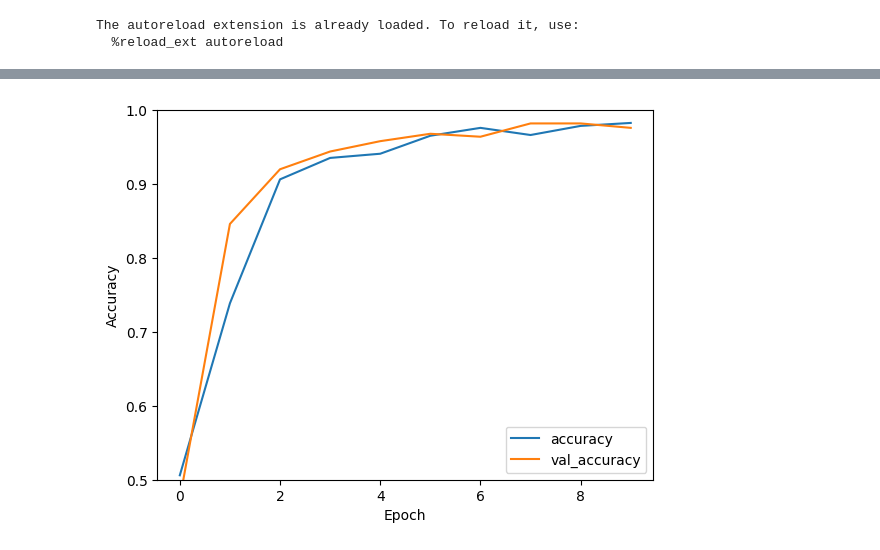
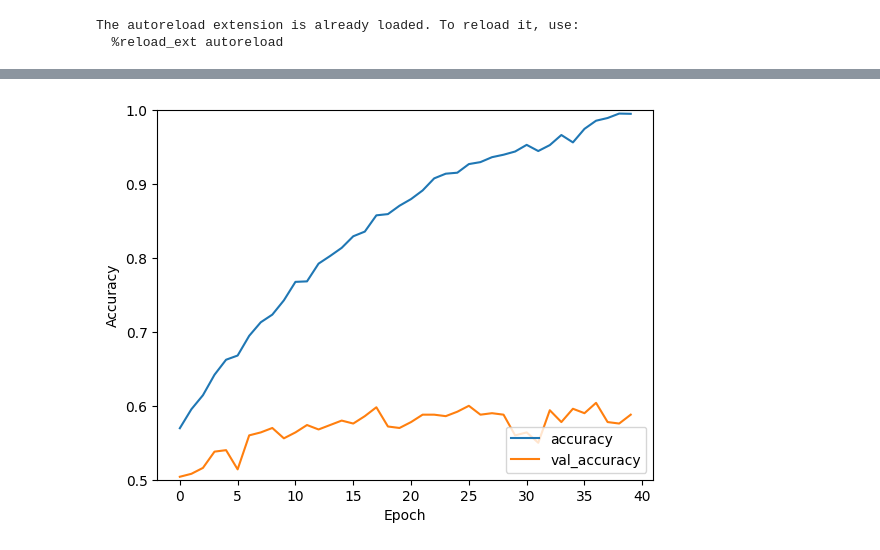
Before and after one commit to Oreo-Monster/CAPTCHA-breaker, a Jupyter notebook: SingleCharNetwork.ipynb, the cells around one changed output, grey strips where cells are left out. Saved outputs shown, nothing was run; the diff lists cells and outputs as text; code cells hidden in the pictures.

Commit message:
finished up through training single character CNN

```diff
--- a/SingleCharNetwork.ipynb
+++ b/SingleCharNetwork.ipynb
@@ -169,3 +34,5 @@ Clipping input data to the valid range for imshow with RGB data ([0..1] for floa
+# %%
+x_train, x_val, x_test, x_train_dev, x_val_dev, y_train, y_val, y_test, y_train_dev, y_val_dev = img_pp.split('data/x_single_centered_preprocessed.npy', 'data/y_single_label_centered_preprocessed.npy', split_ratio = 0.6,  test_split = 1000)
 # %%
 # single character recognition
 single = models.Sequential()
@@ -179,7 +46,7 @@ single.add(layers.Conv2D(64, (3, 3), activation='relu'))
 #Dense Layer
 single.add(layers.Flatten())
 single.add(layers.Dense(64, activation='relu'))
-single.add(layers.Dense(32))
+single.add(layers.Dense(62))
 # change to total alphanumeric  unique values
 # change cross entropy to
 
@@ -203,2 +70,19 @@ Trainable params: 123,424
 Non-trainable params: 0
 _________________________________________________________________
+# %%
+print(x_train_dev.shape, y_train_dev.shape)
+print(x_val_dev.shape, y_val_dev.shape)
+print(np.unique(y_label))
+
+ind2char = {}
+for i, char in enumerate(np.unique(y_label)):
+    ind2char[i] = char
+    char2ind[char] = i
+
+#print(char2ind['B'])
+#print(ind2char[11])
+
+y_train_dev_ind = np.vectorize(char2ind.get)(y_train_dev)
+print(y_train_dev[0:5])
+print(y_train_dev_ind[0:5])
+y_val_dev_ind = np.vectorize(char2ind.get)(y_val_dev)
@@ -208,6 +101,7 @@ single.compile(optimizer='adam',
               loss=tf.keras.losses.SparseCategoricalCrossentropy(from_logits=True),
               metrics=['accuracy'])
 
-single_history = single.fit(x_train_dev, y_train_dev, epochs=10,
-                    validation_data=(x_val_dev, y_val_dev))
+
+single_history = single.fit(x_train_dev, y_train_dev_ind, epochs=40,
+                    validation_data=(x_val_dev, y_val_dev_ind))
 # %% [output]
@@ -225,6 +130,4 @@ plt.xlabel('Epoch')
 plt.ylabel('Accuracy')
 plt.ylim([0.5, 1])
 plt.legend(loc='lower right')
-#Printing the test set accuracy
-test_loss, test_acc = single.evaluate(x_test,  y_test, verbose=2)
 # %% [output]
@@ -232 +135 @@ test_loss, test_acc = single.evaluate(x_test,  y_test, verbose=2)
-[figure, old version]
+[figure, new version]
```
Also changed, not shown: parts of 16 cells of this notebook, 1 other file.
